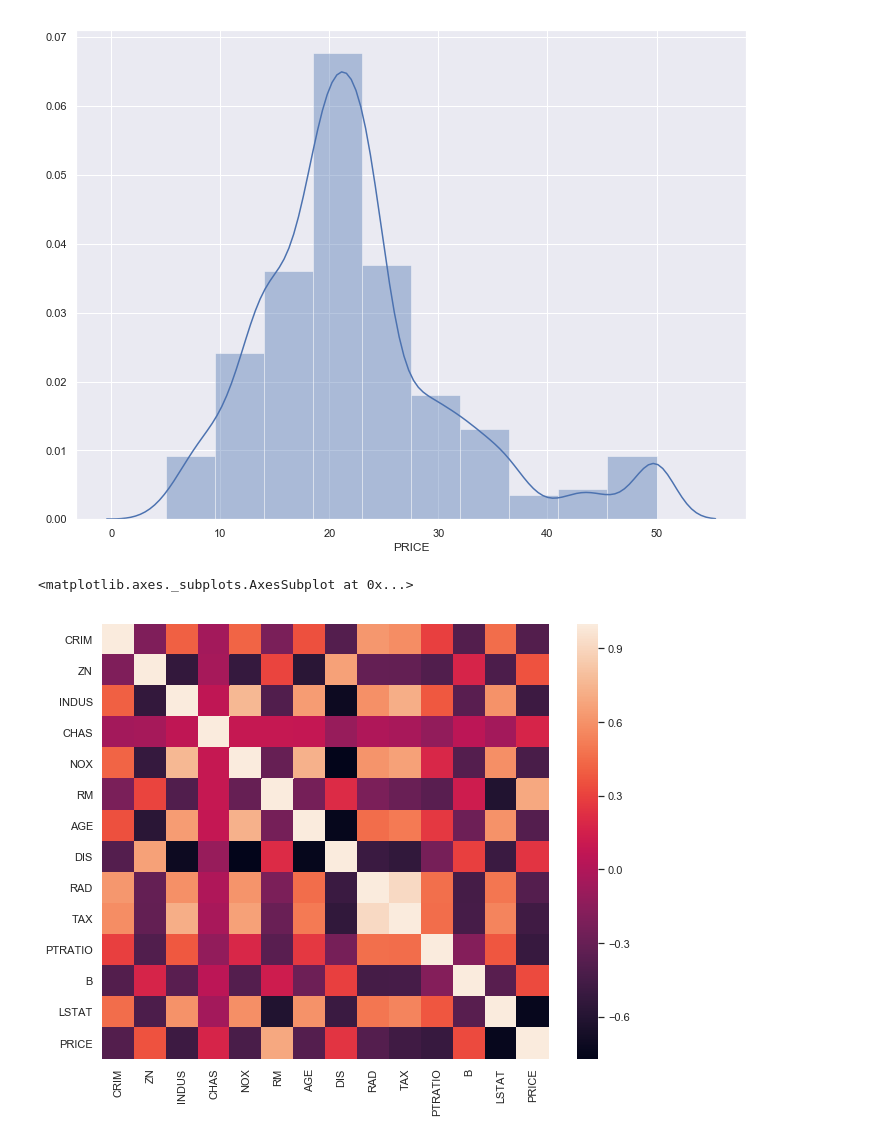
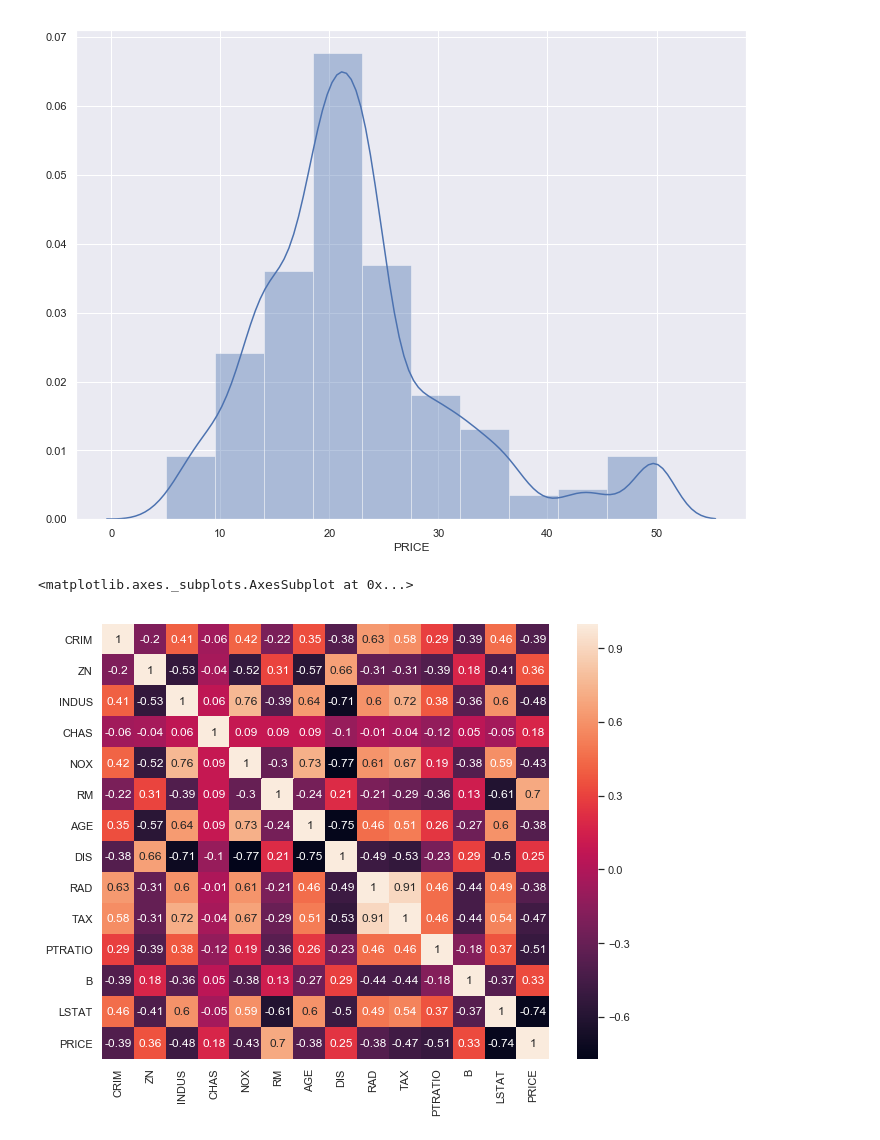
Before and after one commit to ebonnecab/ds2-1, a Jupyter notebook: linear_regress_hw.ipynb, the cells around one changed output. Saved outputs shown, nothing was run; the diff lists cells and outputs as text; code cells hidden in the pictures.

Commit message:
refactored some of the heatmap code

```diff
--- a/linear_regress_hw.ipynb
+++ b/linear_regress_hw.ipynb
@@ -88,12 +88,12 @@ plt.show()
 [figure]
 # %%
 f, ax = plt.subplots(figsize=(10,8))
-corr = bos_df.corr()
+corr = bos_df.corr().round(2)
 sns.heatmap(corr, xticklabels=corr.columns.values,
-           yticklabels=corr.columns.values)
+           yticklabels=corr.columns.values, annot=True)
 # %% [output]
 <matplotlib.axes._subplots.AxesSubplot at 0x...>
-[figure, old version]
+[figure, new version]
 # %% [markdown]
 ## References
 
```
Also changed, not shown: parts of 1 cell of this notebook.
